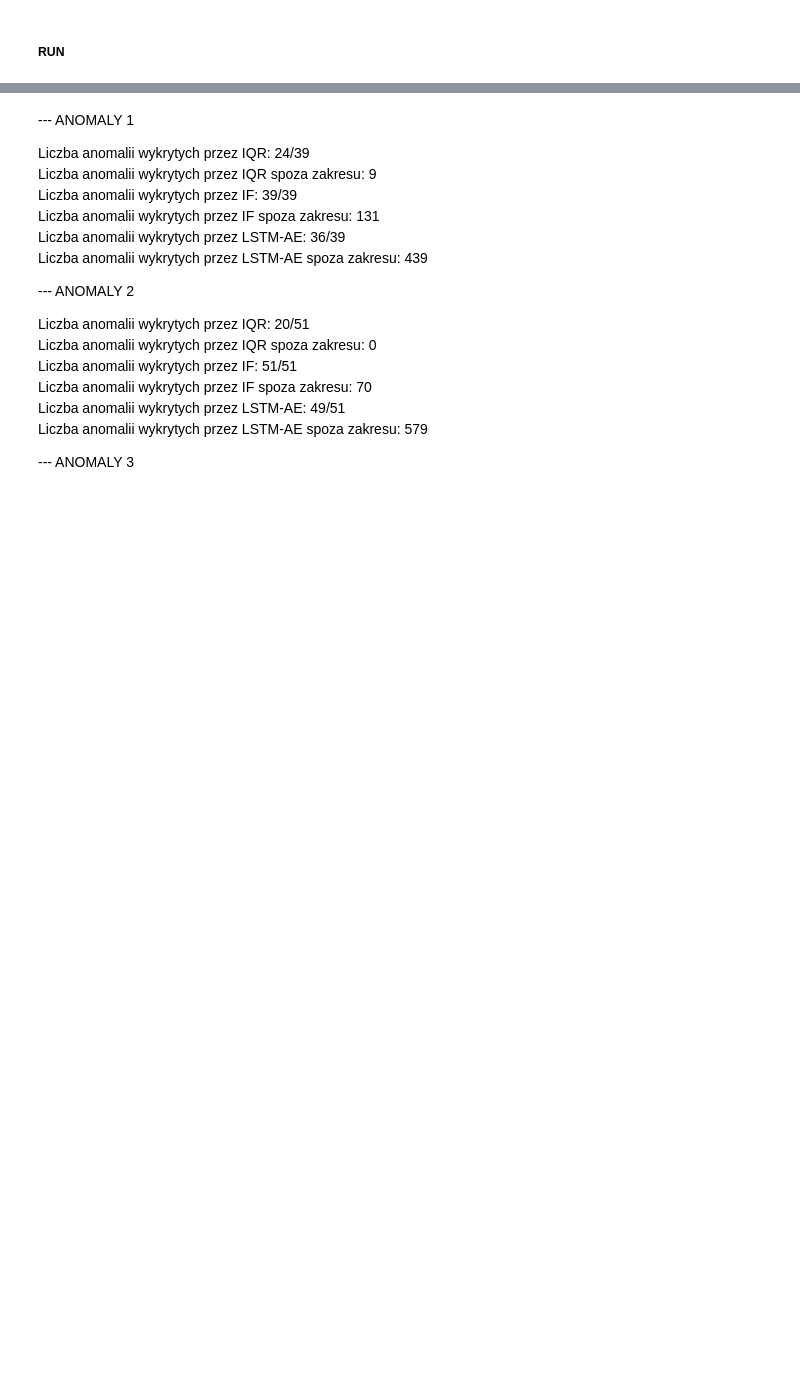
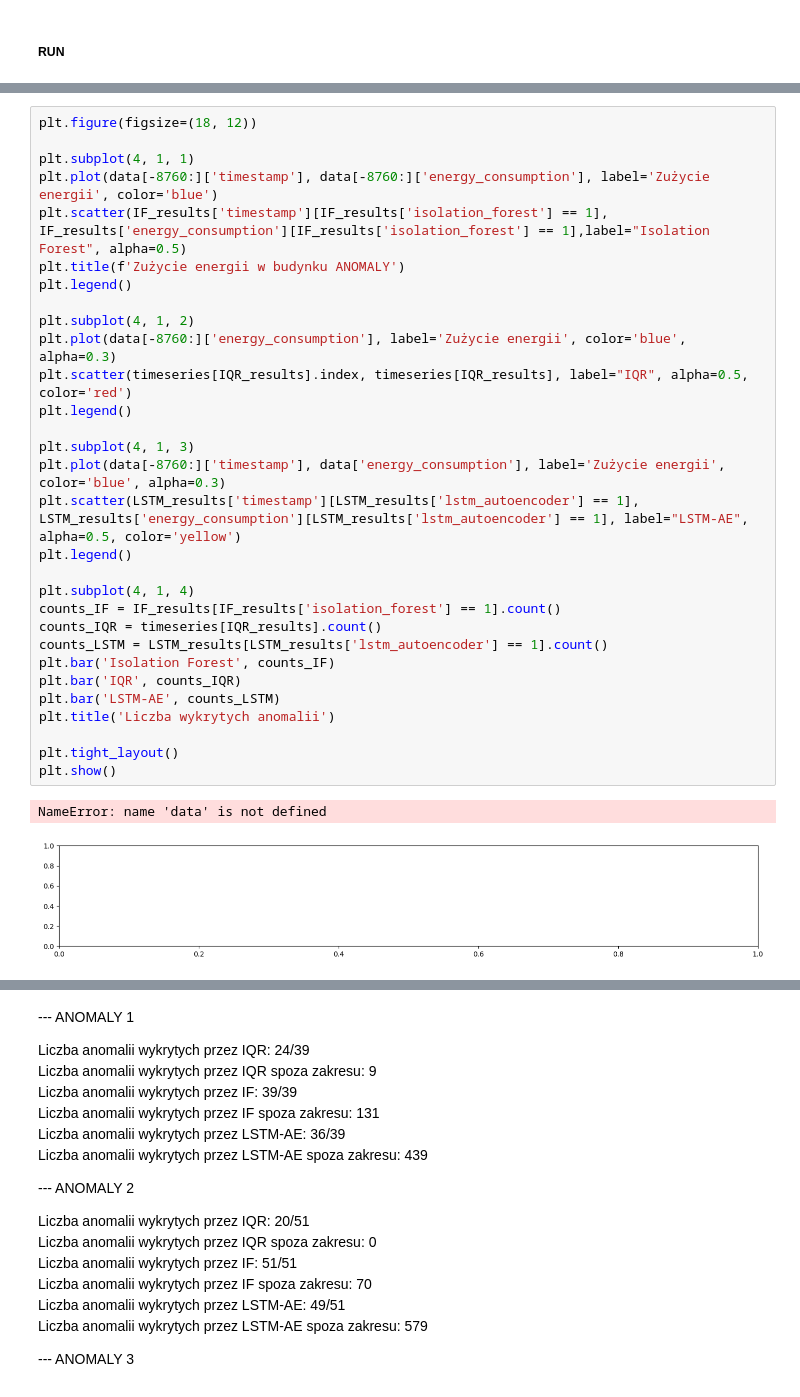
Before and after one commit to Julnowak/SensIO-Smart_Home_App, a Jupyter notebook: backend/anomalyDetection.ipynb, the cells around one changed output, grey strips where cells are left out. Cells and saved outputs as stored; diff of their text form; blank space fills up the shorter version.

```diff
--- a/backend/anomalyDetection.ipynb
+++ b/backend/anomalyDetection.ipynb
@@ -349,3 +376,36 @@ Error:
+# %%
+plt.figure(figsize=(18, 12))
+
+plt.subplot(4, 1, 1)
+plt.plot(data[-8760:]['timestamp'], data[-8760:]['energy_consumption'], label='Zużycie energii', color='blue')
+plt.scatter(IF_results['timestamp'][IF_results['isolation_forest'] == 1], IF_results['energy_consumption'][IF_results['isolation_forest'] == 1],label="Isolation Forest", alpha=0.5)
+plt.title(f'Zużycie energii w budynku ANOMALY')
+plt.legend()
+
+plt.subplot(4, 1, 2)
+plt.plot(data[-8760:]['energy_consumption'], label='Zużycie energii', color='blue', alpha=0.3)
+plt.scatter(timeseries[IQR_results].index, timeseries[IQR_results], label="IQR", alpha=0.5, color='red')
+plt.legend()
+
+plt.subplot(4, 1, 3)
+plt.plot(data[-8760:]['timestamp'], data['energy_consumption'], label='Zużycie energii', color='blue', alpha=0.3)
+plt.scatter(LSTM_results['timestamp'][LSTM_results['lstm_autoencoder'] == 1], LSTM_results['energy_consumption'][LSTM_results['lstm_autoencoder'] == 1], label="LSTM-AE", alpha=0.5, color='yellow')
+plt.legend()
+
+plt.subplot(4, 1, 4)
+counts_IF = IF_results[IF_results['isolation_forest'] == 1].count()
+counts_IQR = timeseries[IQR_results].count()
+counts_LSTM = LSTM_results[LSTM_results['lstm_autoencoder'] == 1].count()
+plt.bar('Isolation Forest', counts_IF)
+plt.bar('IQR', counts_IQR)
+plt.bar('LSTM-AE', counts_LSTM)
+plt.title('Liczba wykrytych anomalii')
+
+plt.tight_layout()
+plt.show()
+# %% [output]
+NameError: name 'data' is not defined
+[figure, added]
 # %%
 plt.figure(figsize=(18, 12))
 
```
Also changed, not shown: parts of 34 cells of this notebook, 50 other files.
